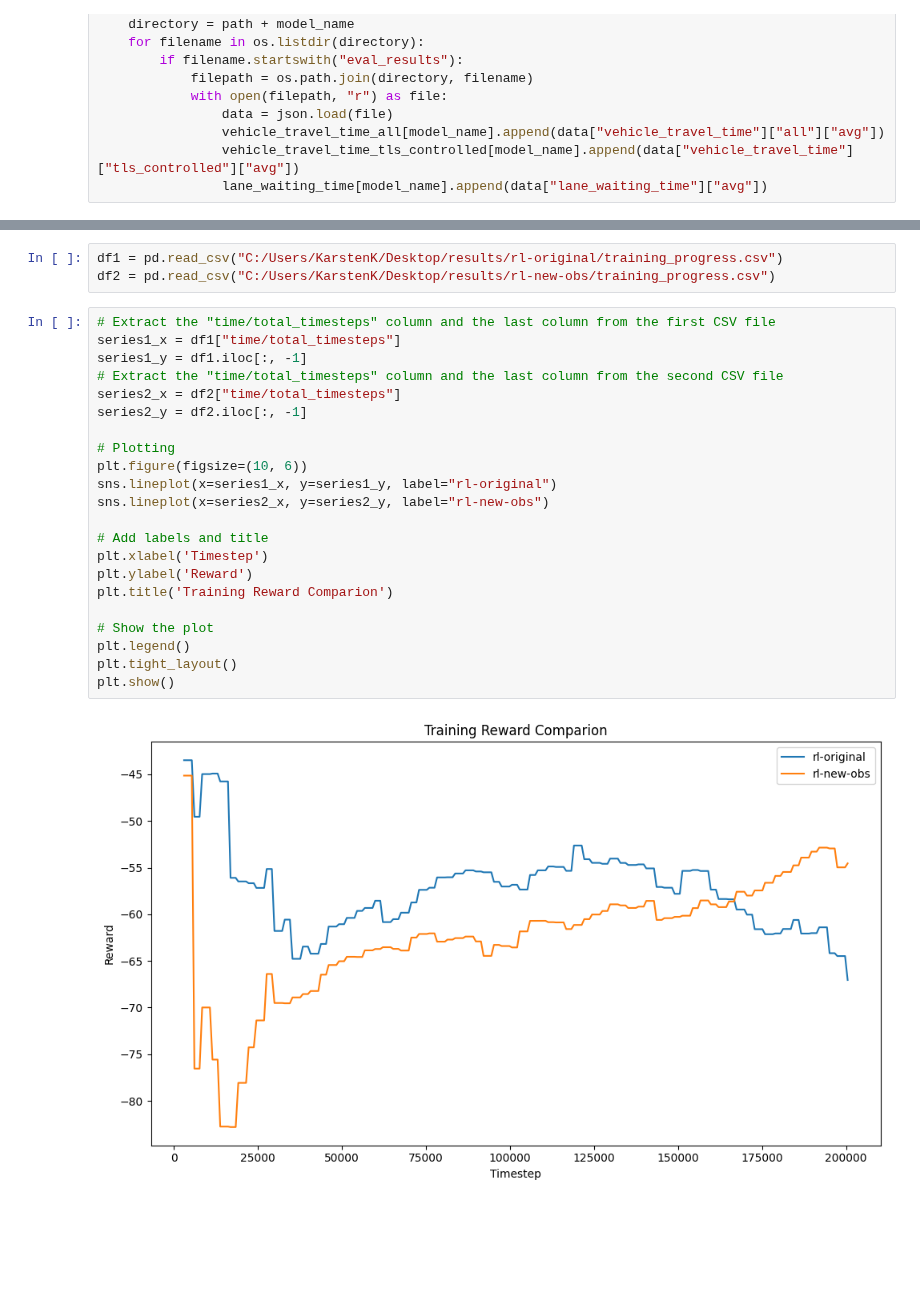
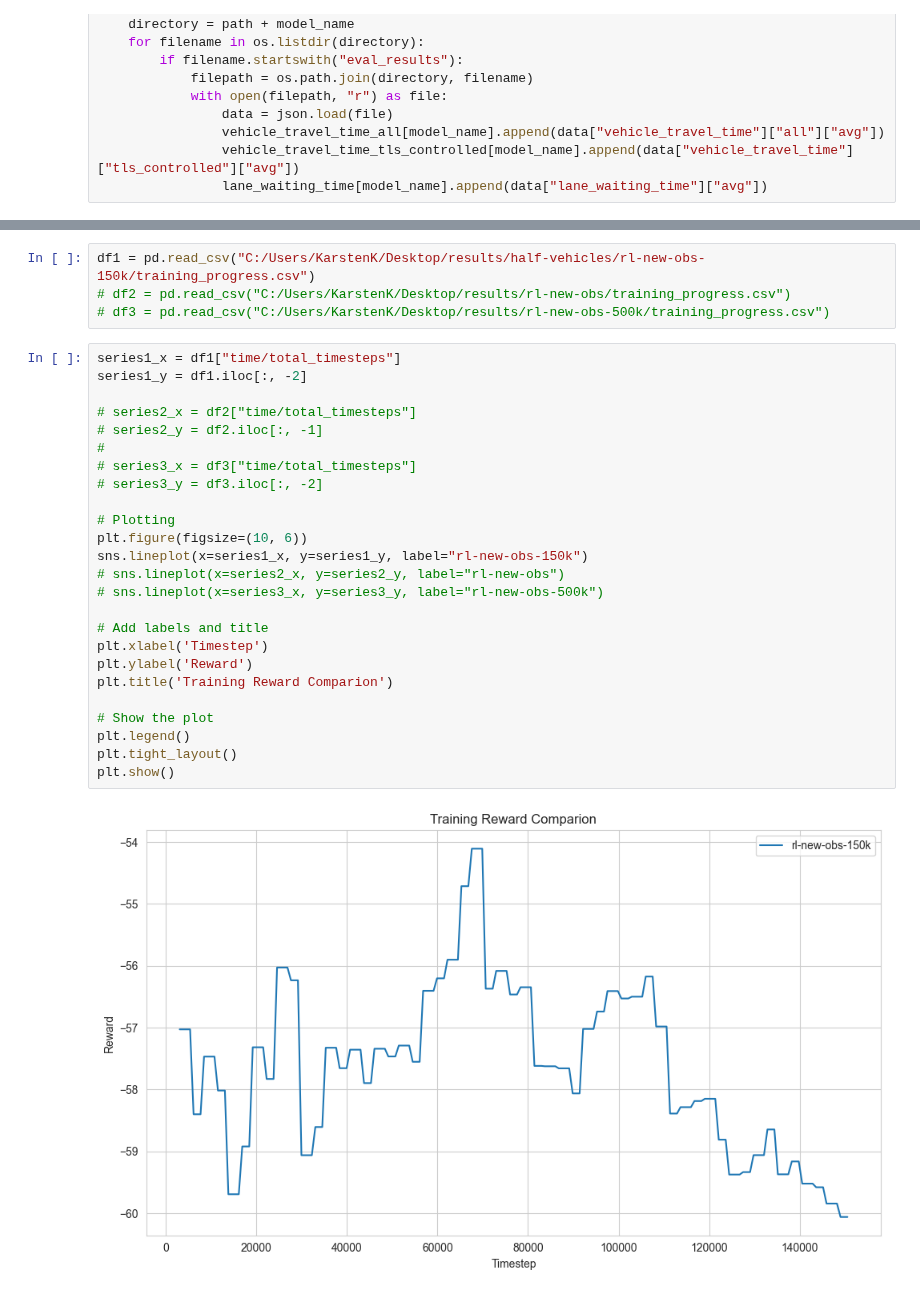
Before and after one commit to karstenk9/rl_traffic_signal_optimization, a Jupyter notebook: notebooks/Results.ipynb, the cells around one changed output, grey strips where cells are left out. Drawn from its saved outputs; the diff is of its cells as text; blank space fills up the shorter version.

Commit message:
Update notebook for result visualization

```diff
--- a/notebooks/Results.ipynb
+++ b/notebooks/Results.ipynb
@@ -58,27 +58,31 @@ plt.show()
 # %%
-df1 = pd.read_csv("C:/Users/KarstenK/Desktop/results/rl-original/training_progress.csv")
-df2 = pd.read_csv("C:/Users/KarstenK/Desktop/results/rl-new-obs/training_progress.csv")
+df1 = pd.read_csv("C:/Users/KarstenK/Desktop/results/half-vehicles/rl-new-obs-150k/training_progress.csv")
+# df2 = pd.read_csv("C:/Users/KarstenK/Desktop/results/rl-new-obs/training_progress.csv")
+# df3 = pd.read_csv("C:/Users/KarstenK/Desktop/results/rl-new-obs-500k/training_progress.csv")
 # %%
-# Extract the "time/total_timesteps" column and the last column from the first CSV file
 series1_x = df1["time/total_timesteps"]
-series1_y = df1.iloc[:, -1]
-# Extract the "time/total_timesteps" column and the last column from the second CSV file
-series2_x = df2["time/total_timesteps"]
-series2_y = df2.iloc[:, -1]
+series1_y = df1.iloc[:, -2]
+
+# series2_x = df2["time/total_timesteps"]
+# series2_y = df2.iloc[:, -1]
+#
+# series3_x = df3["time/total_timesteps"]
+# series3_y = df3.iloc[:, -2]
 
 # Plotting
 plt.figure(figsize=(10, 6))
-sns.lineplot(x=series1_x, y=series1_y, label="rl-original")
-sns.lineplot(x=series2_x, y=series2_y, label="rl-new-obs")
+sns.lineplot(x=series1_x, y=series1_y, label="rl-new-obs-150k")
+# sns.lineplot(x=series2_x, y=series2_y, label="rl-new-obs")
+# sns.lineplot(x=series3_x, y=series3_y, label="rl-new-obs-500k")
 
 # Add labels and title
 plt.xlabel('Timestep')
 plt.ylabel('Reward')
 plt.title('Training Reward Comparion')
 
 # Show the plot
 plt.legend()
 plt.tight_layout()
 plt.show()
 # %% [output]
-[figure, old version]
+[figure, new version]
```
Also changed, not shown: parts of 2 cells of this notebook.
